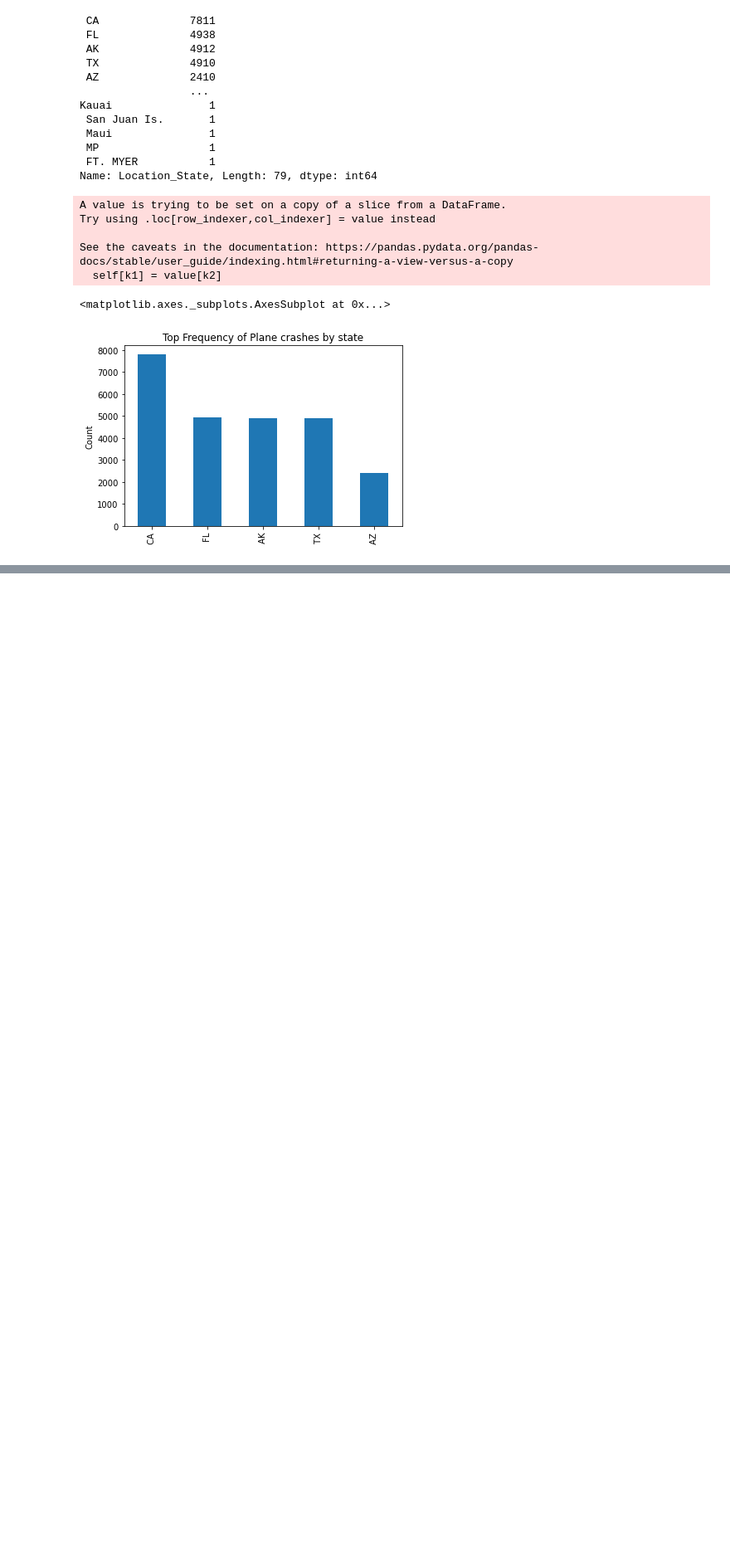
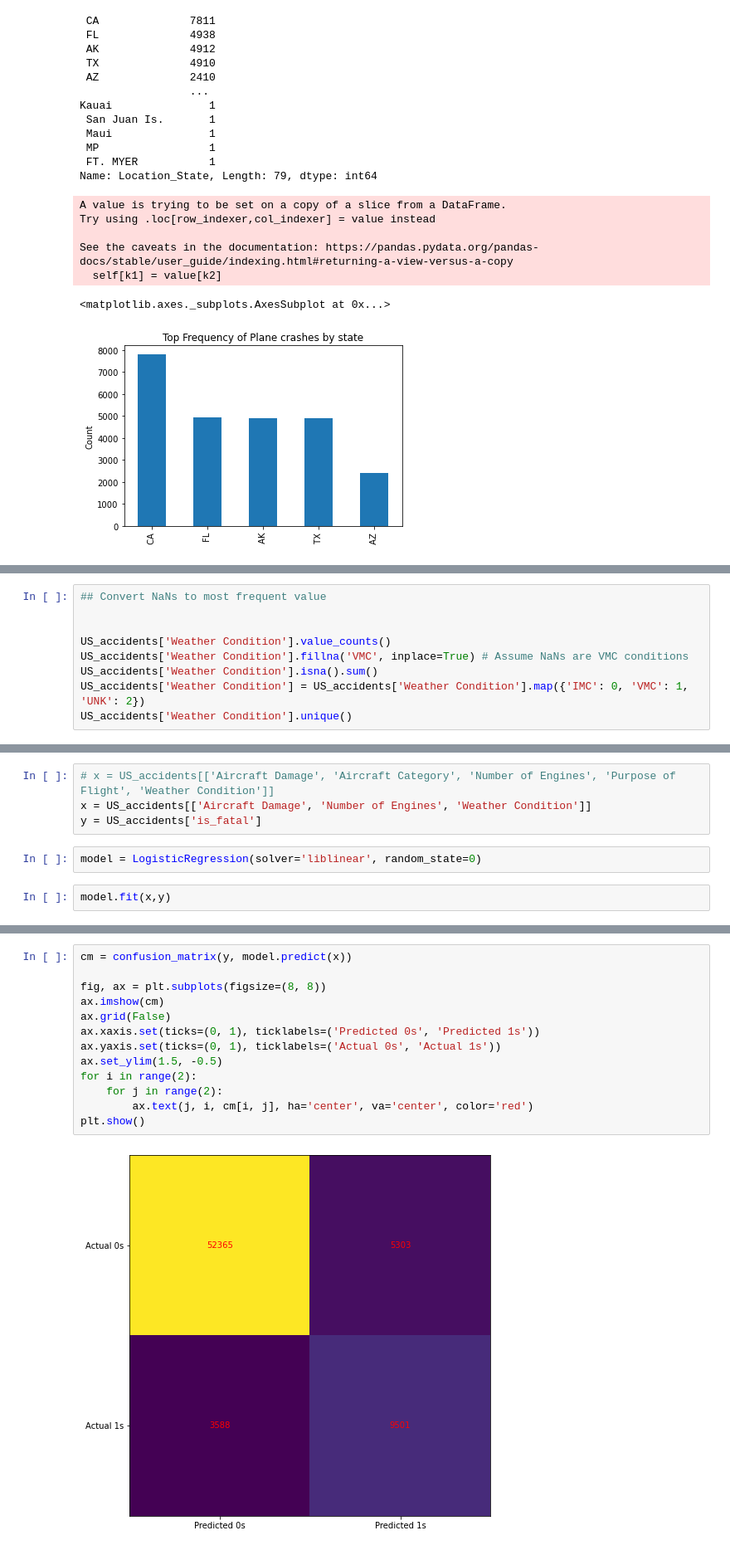
Before and after one commit to adkap2/Airplane_Crash_Analysis, a Jupyter notebook: airplane.ipynb, the cells around one changed output, grey strips where cells are left out. Shown at 83% size. Saved outputs shown, nothing was run; the diff lists cells and outputs as text; blank space fills up the shorter version.

```diff
--- a/airplane.ipynb
+++ b/airplane.ipynb
@@ -216,0 +305,9 @@ KeyError: 'is_fatal'
+# %%
+## Convert NaNs to most frequent value
+
+
+US_accidents['Weather Condition'].value_counts()
+US_accidents['Weather Condition'].fillna('VMC', inplace=True) # Assume NaNs are VMC conditions
+US_accidents['Weather Condition'].isna().sum()
+US_accidents['Weather Condition'] = US_accidents['Weather Condition'].map({'IMC': 0, 'VMC': 1, 'UNK': 2})
+US_accidents['Weather Condition'].unique()
@@ -216,0 +325,8 @@ KeyError: 'is_fatal'
+# %%
+# x = US_accidents[['Aircraft Damage', 'Aircraft Category', 'Number of Engines', 'Purpose of Flight', 'Weather Condition']]
+x = US_accidents[['Aircraft Damage', 'Number of Engines', 'Weather Condition']]
+y = US_accidents['is_fatal']
+# %%
+model = LogisticRegression(solver='liblinear', random_state=0)
+# %%
+model.fit(x,y)
@@ -216,0 +351,15 @@ KeyError: 'is_fatal'
+# %%
+cm = confusion_matrix(y, model.predict(x))
+
+fig, ax = plt.subplots(figsize=(8, 8))
+ax.imshow(cm)
+ax.grid(False)
+ax.xaxis.set(ticks=(0, 1), ticklabels=('Predicted 0s', 'Predicted 1s'))
+ax.yaxis.set(ticks=(0, 1), ticklabels=('Actual 0s', 'Actual 1s'))
+ax.set_ylim(1.5, -0.5)
+for i in range(2):
+    for j in range(2):
+        ax.text(j, i, cm[i, j], ha='center', va='center', color='red')
+plt.show()
+# %% [output]
+[figure, added]
```
Also changed, not shown: parts of 13 cells of this notebook.
